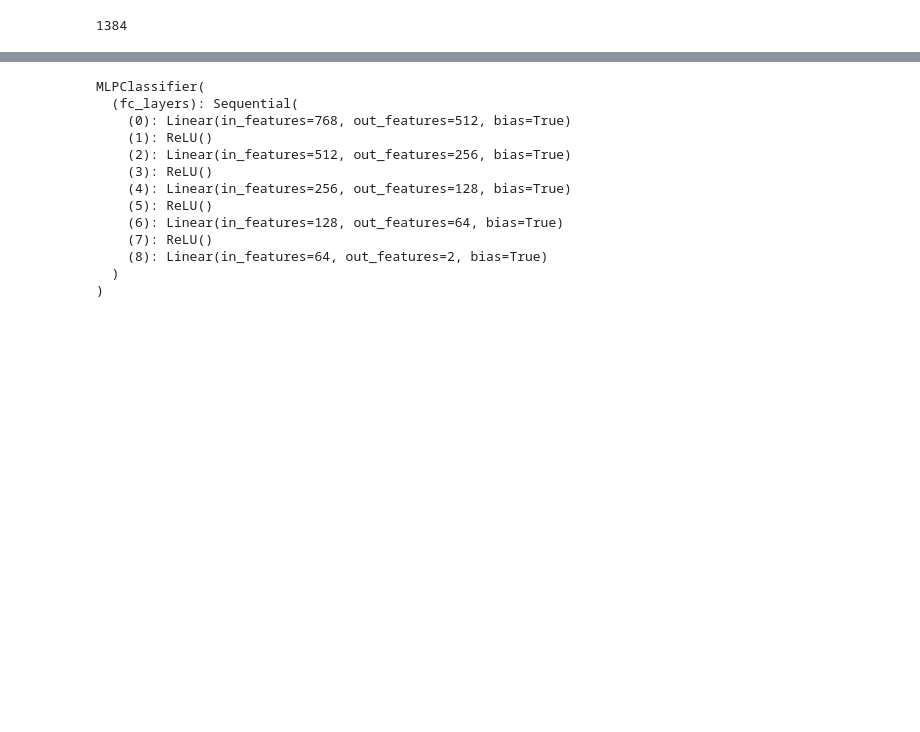
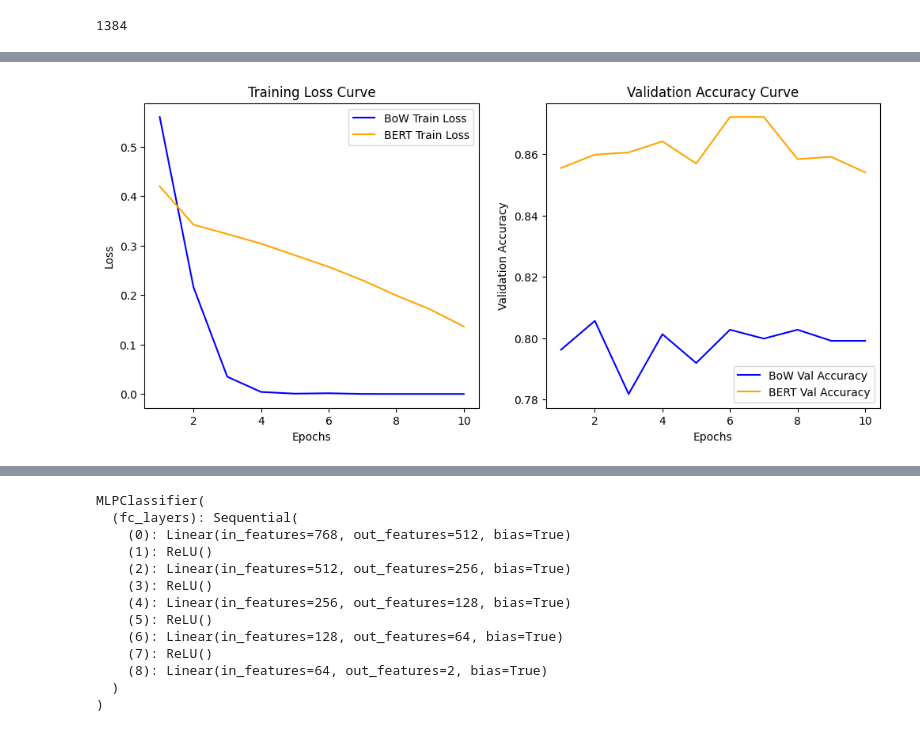
Before and after one commit to samarth2015/CS203_Lab_7, a Jupyter notebook: Lab_Assignment_7.ipynb, the cells around one changed output, grey strips where cells are left out. Drawn from its saved outputs; the diff is of its cells as text; code cells hidden in the pictures; blank space fills up the shorter version.

```diff
--- a/Lab_Assignment_7.ipynb
+++ b/Lab_Assignment_7.ipynb
@@ -366,10 +376,13 @@ criterion = nn.CrossEntropyLoss()
 optimizer_bow = optim.Adam(bow_model.parameters(), lr=5e-4)
 optimizer_bert = optim.Adam(bert_model_mlp.parameters(), lr=5e-4)
 # %%
-
 num_epochs = 10
 best_val_acc_bow = 0.0
 best_val_acc_bert = 0.0
+
+# Track metrics
+train_losses_bow, val_accs_bow = [], []
+train_losses_bert, val_accs_bert = [], []
 
 for epoch in range(num_epochs):
     # Train BoW model
@@ -392,6 +405,7 @@ for epoch in range(num_epochs):
         total_bow += labels.size(0)
 
     train_acc_bow = correct_bow / total_bow
+    train_losses_bow.append(total_loss_bow / len(train_bow_loader))  # Store loss
 
     # Train BERT model
     bert_model_mlp.train()
@@ -413,6 +427,7 @@ for epoch in range(num_epochs):
         total_bert += labels.size(0)
 
     train_acc_bert = correct_bert / total_bert
+    train_losses_bert.append(total_loss_bert / len(train_bert_loader))  # Store loss
 
     # Validation for BoW
     bow_model.eval()
@@ -428,6 +443,7 @@ for epoch in range(num_epochs):
             val_total_bow += val_labels.size(0)
 
     val_acc_bow = val_correct_bow / val_total_bow
+    val_accs_bow.append(val_acc_bow)  # Store validation accuracy
 
     # Validation for BERT
     bert_model_mlp.eval()
@@ -443,6 +459,7 @@ for epoch in range(num_epochs):
             val_total_bert += val_labels.size(0)
 
     val_acc_bert = val_correct_bert / val_total_bert
+    val_accs_bert.append(val_acc_bert)  # Store validation accuracy
 
     print(f"Epoch [{epoch+1}/{num_epochs}] - BoW Train Acc: {train_acc_bow:.4f} | BERT Train Acc: {train_acc_bert:.4f} | BoW Val Acc: {val_acc_bow:.4f} | BERT Val Acc: {val_acc_bert:.4f}")
 
@@ -480 +497,29 @@ Epoch [10/10] - BoW Train Acc: 1.0000 | BERT Train Acc: 0.9346 | BoW Val Acc: 0.
 Training complete. Best models saved as 'bow_checkpoint.pt' and 'bert_checkpoint.pt'.
+# %%
+import matplotlib.pyplot as plt
+
+epochs_range = range(1, num_epochs + 1)
+
+plt.figure(figsize=(12, 5))
+
+# Loss Curves
+plt.subplot(1, 2, 1)
+plt.plot(epochs_range, train_losses_bow, label='BoW Train Loss', color='blue')
+plt.plot(epochs_range, train_losses_bert, label='BERT Train Loss', color='orange')
+plt.xlabel("Epochs")
+plt.ylabel("Loss")
+plt.title("Training Loss Curve")
+plt.legend()
+
+# Accuracy Curves
+plt.subplot(1, 2, 2)
+plt.plot(epochs_range, val_accs_bow, label='BoW Val Accuracy', color='blue')
+plt.plot(epochs_range, val_accs_bert, label='BERT Val Accuracy', color='orange')
+plt.xlabel("Epochs")
+plt.ylabel("Validation Accuracy")
+plt.title("Validation Accuracy Curve")
+plt.legend()
+
+plt.show()
+# %% [output]
+[figure, added]
```
Also changed, not shown: parts of 13 cells of this notebook.
